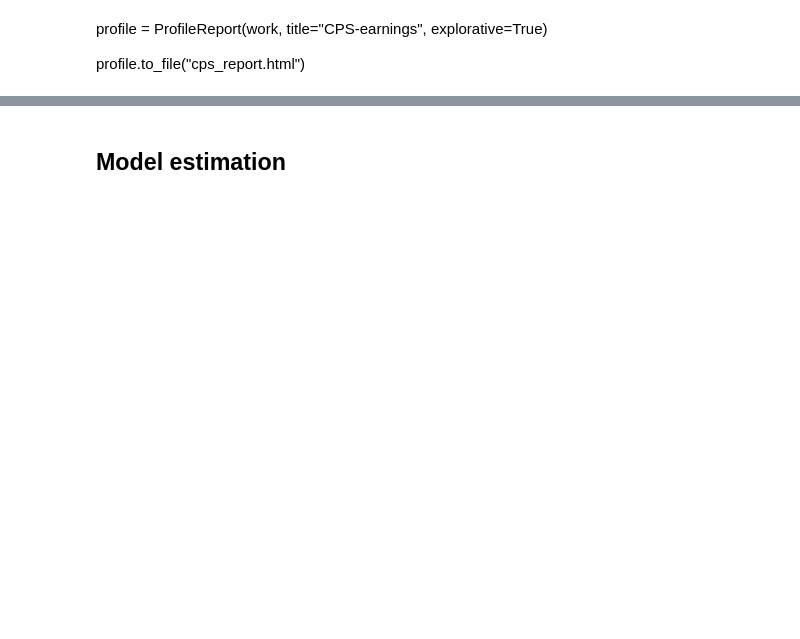
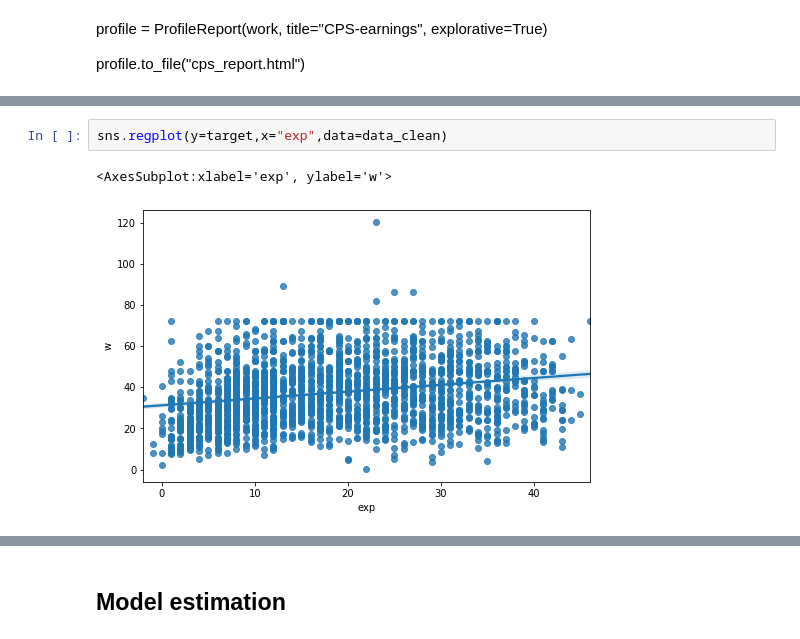
Before and after one commit to adamvig96/Prediction-with-Machine-Learning-for-Economists, a Jupyter notebook: Assignment 1/code/prediction.ipynb, the cells around one changed output, grey strips where cells are left out. Saved outputs shown, nothing was run; the diff lists cells and outputs as text; blank space fills up the shorter version.

```diff
--- a/Assignment 1/code/prediction.ipynb
+++ b/Assignment 1/code/prediction.ipynb
@@ -412,0 +484,5 @@ data_clean.w.hist(bins=30)
+# %%
+sns.regplot(y=target,x="exp",data=data_clean)
+# %% [output]
+<AxesSubplot:xlabel='exp', ylabel='w'>
+[figure, added]
```
Also changed, not shown: parts of 19 cells of this notebook.
